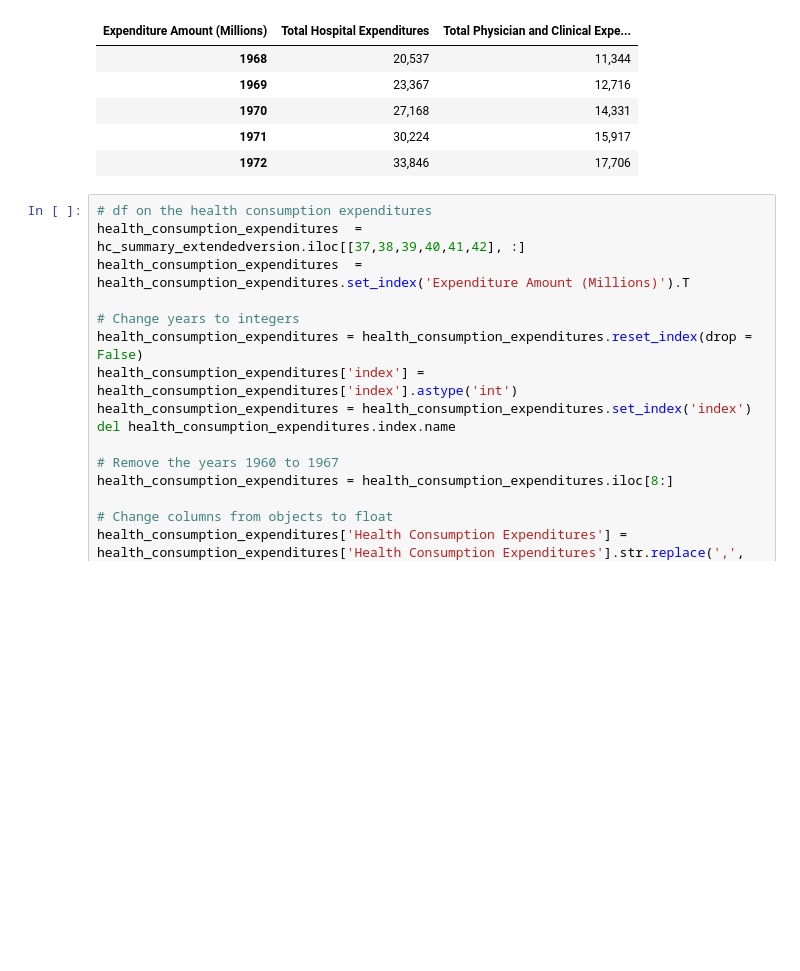
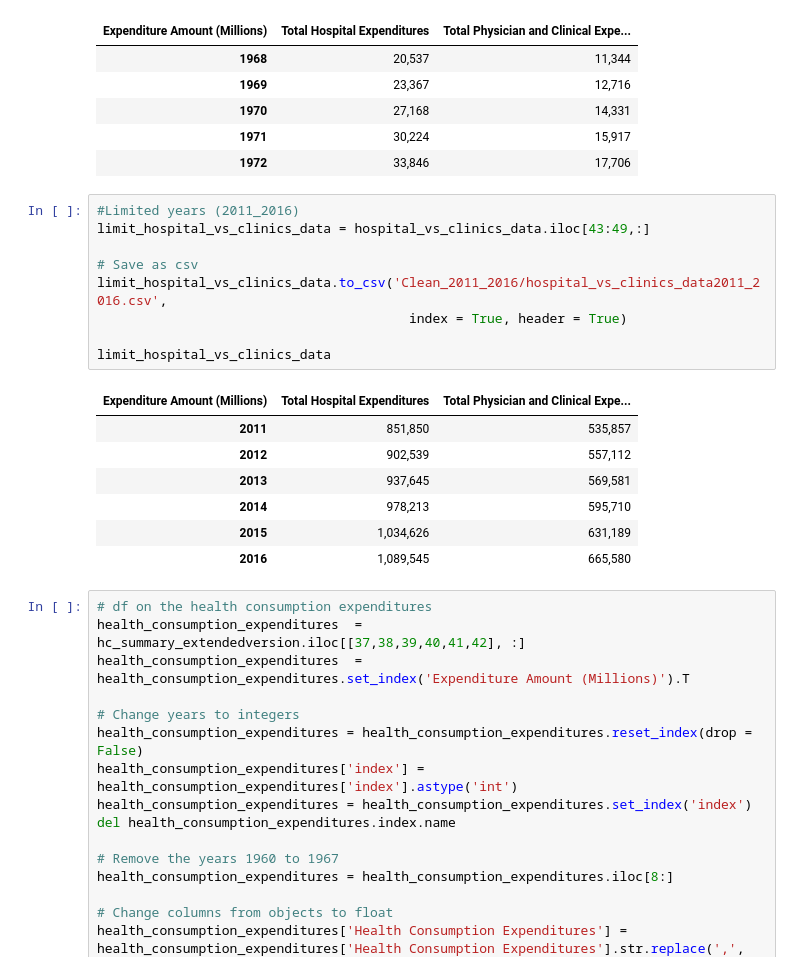
Before and after one commit to Rshn8411/project1, a Jupyter notebook: historical_data_extended.ipynb, the cells around one changed output. Cells and saved outputs as stored; diff of their text form; blank space fills up the shorter version.

```diff
--- a/historical_data_extended.ipynb
+++ b/historical_data_extended.ipynb
@@ -95,6 +111,23 @@ hospital_vs_clinics_data.head()
 | 1970 | 27,168 | 14,331 |
 | 1971 | 30,224 | 15,917 |
 | 1972 | 33,846 | 17,706 |
+# %%
+#Limited years (2011_2016)
+limit_hospital_vs_clinics_data = hospital_vs_clinics_data.iloc[43:49,:]
+
+# Save as csv
+limit_hospital_vs_clinics_data.to_csv('Clean_2011_2016/hospital_vs_clinics_data2011_2016.csv',
+                                        index = True, header = True)
+
+limit_hospital_vs_clinics_data
+# %% [output]
+| Expenditure Amount (Millions) | Total Hospital Expenditures | Total Physician and Clinical Expe... |
+| 2011 | 851,850 | 535,857 |
+| 2012 | 902,539 | 557,112 |
+| 2013 | 937,645 | 569,581 |
+| 2014 | 978,213 | 595,710 |
+| 2015 | 1,034,626 | 631,189 |
+| 2016 | 1,089,545 | 665,580 |
 # %%
 # df on the health consumption expenditures
 health_consumption_expenditures  = hc_summary_extendedversion.iloc[[37,38,39,40,41,42], :]
```
Also changed, not shown: parts of 3 cells of this notebook, 27 other files.
